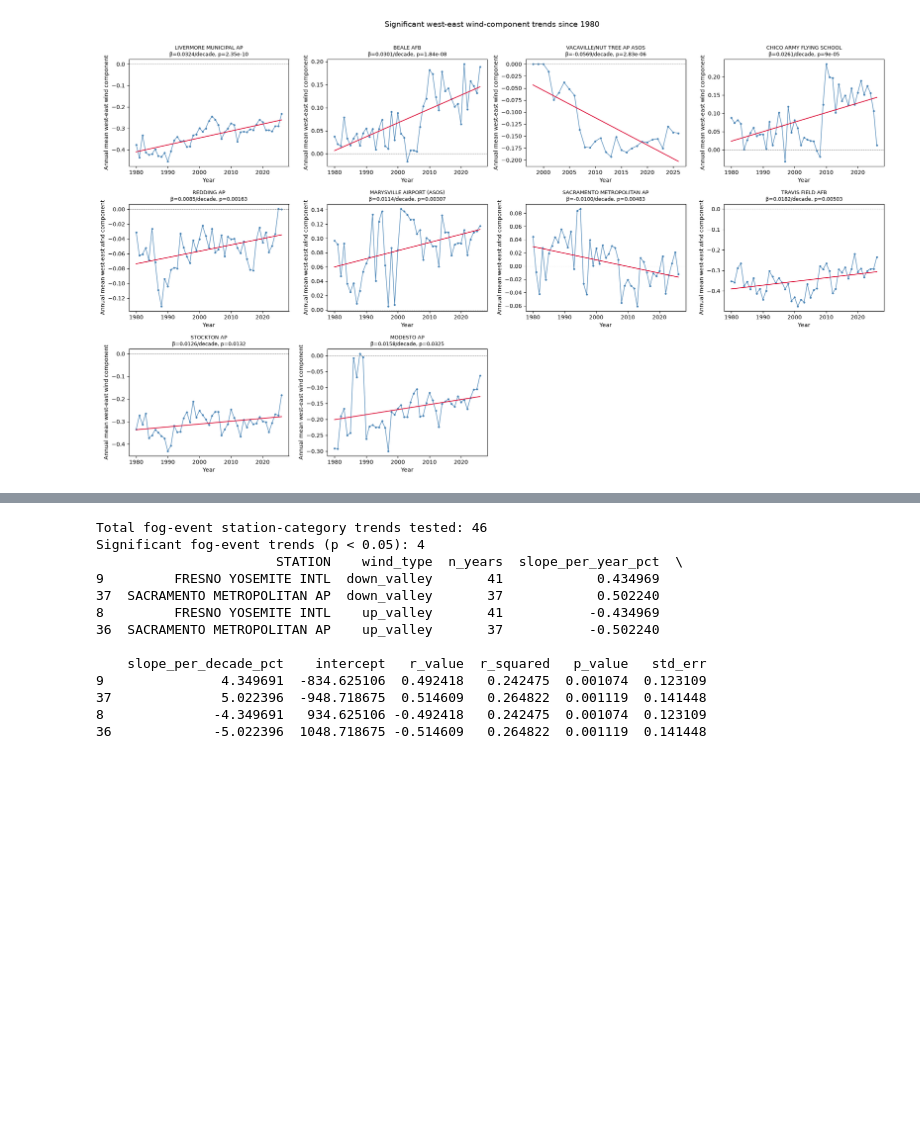
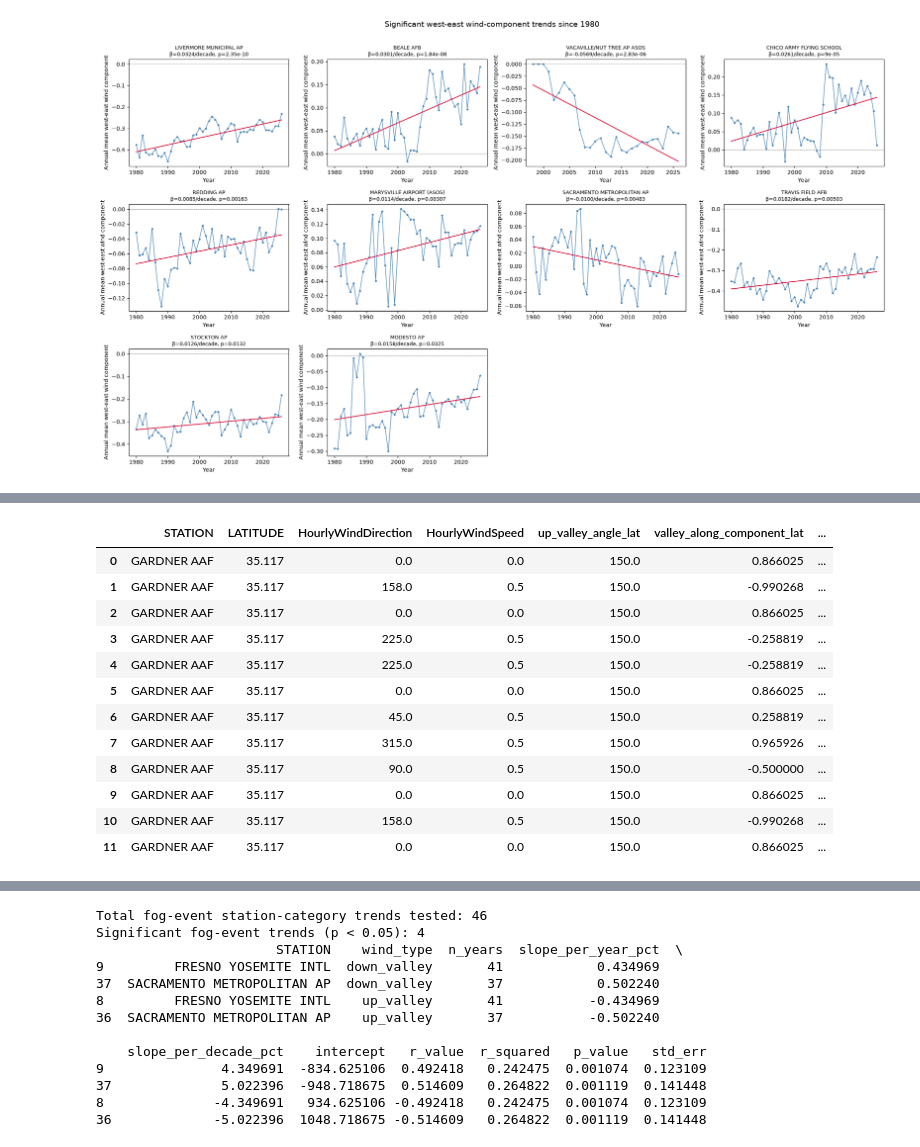
Before and after one commit to audfish/WQ2026, a Jupyter notebook: Fog_wind_analysis.ipynb, the cells around one changed output, grey strips where cells are left out. Saved outputs shown, nothing was run; the diff lists cells and outputs as text; code cells hidden in the pictures; blank space fills up the shorter version.

Commit message:
Corrected to up-valley and cross-valley categories

```diff
--- a/Fog_wind_analysis.ipynb
+++ b/Fog_wind_analysis.ipynb
@@ -626,0 +451,93 @@ Significant trends (p < 0.05): 18
+# %%
+# Redefine valley axes by latitude and classify winds on along-/cross-valley axes
+valley_angle = 330.0  # interpreted as the up-valley flow direction (toward 330°)
+
+
+# Numeric wind fields
+wd = pd.to_numeric(CV_rows["HourlyWindDirection"], errors="coerce")  # "from" direction
+ws = pd.to_numeric(CV_rows["HourlyWindSpeed"], errors="coerce")
+
+# Convert to "to" direction (direction wind blows toward)
+wd_to = (wd + 180.0) % 360.0
+
+# Latitude-dependent up-valley axis:
+#   >= 38°N -> 330°
+#   <  38°N -> 150°
+CV_rows["up_valley_angle_lat"] = np.where(CV_rows["LATITUDE"] >= 38.0, 330.0, 150.0)
+
+# Along-valley alignment (signed, unitless): +up-valley, -down-valley
+delta_along = np.deg2rad(wd_to - CV_rows["up_valley_angle_lat"])
+CV_rows["valley_along_component_lat"] = np.cos(delta_along)
+
+# Cross-valley axis fixed as perpendicular to 330° (i.e., 60°)
+cross_axis_330 = (valley_angle + 90.0) % 360.0
+delta_cross = np.deg2rad(wd_to - cross_axis_330)
+CV_rows["cross_valley_component_330"] = np.cos(delta_cross)
+
+# Optional speed-weighted components
+CV_rows["valley_along_component_lat_ws"] = CV_rows["valley_along_component_lat"] * ws
+CV_rows["cross_valley_component_330_ws"] = CV_rows["cross_valley_component_330"] * ws
+
+# Masks
+missing_mask = wd.isna() | ws.isna()
+calm_mask = wd.eq(0) | ws.eq(0)
+
+# Along-axis classification (latitude-dependent valley axis)
+CV_rows["valley_along_type_lat"] = np.select(
+    [
+        missing_mask,
+        calm_mask,
+        CV_rows["valley_along_component_lat"] > 0,
+        CV_rows["valley_along_component_lat"] < 0,
+    ],
+    ["missing", "calm", "up_valley", "down_valley"],
+    default="neutral"
+)
+
+# Cross-axis classification (perpendicular to 330° axis)
+CV_rows["cross_valley_type_330"] = np.select(
+    [
+        missing_mask,
+        calm_mask,
+        CV_rows["cross_valley_component_330"] > 0,
+        CV_rows["cross_valley_component_330"] < 0,
+    ],
+    ["missing", "calm", "cross_pos", "cross_neg"],
+    default="neutral"
+)
+
+# Combined category on the two axes
+CV_rows["wind_axis_category"] = np.where(
+    missing_mask, "missing",
+    np.where(
+        calm_mask, "calm",
+        CV_rows["valley_along_type_lat"] + "__" + CV_rows["cross_valley_type_330"]
+    )
+)
+
+# Quick check
+display(
+    CV_rows[
+        [
+            "STATION", "LATITUDE", "HourlyWindDirection", "HourlyWindSpeed",
+            "up_valley_angle_lat", "valley_along_component_lat", "cross_valley_component_330",
+            "valley_along_type_lat", "cross_valley_type_330", "wind_axis_category"
+        ]
+    ].head(12)
+)
+
+display(CV_rows["wind_axis_category"].value_counts(dropna=False).head(20))
+# %% [output]
+|  | STATION | LATITUDE | HourlyWindDirection | HourlyWindSpeed | up_valley_angle_lat | valley_along_component_lat | ... |
+| 0 | GARDNER AAF | 35.117 | 0.0 | 0.0 | 150.0 | 0.866025 | ... |
+| 1 | GARDNER AAF | 35.117 | 158.0 | 0.5 | 150.0 | -0.990268 | ... |
+| 2 | GARDNER AAF | 35.117 | 0.0 | 0.0 | 150.0 | 0.866025 | ... |
+| 3 | GARDNER AAF | 35.117 | 225.0 | 0.5 | 150.0 | -0.258819 | ... |
+| 4 | GARDNER AAF | 35.117 | 225.0 | 0.5 | 150.0 | -0.258819 | ... |
+| 5 | GARDNER AAF | 35.117 | 0.0 | 0.0 | 150.0 | 0.866025 | ... |
+| 6 | GARDNER AAF | 35.117 | 45.0 | 0.5 | 150.0 | 0.258819 | ... |
+| 7 | GARDNER AAF | 35.117 | 315.0 | 0.5 | 150.0 | 0.965926 | ... |
+| 8 | GARDNER AAF | 35.117 | 90.0 | 0.5 | 150.0 | -0.500000 | ... |
+| 9 | GARDNER AAF | 35.117 | 0.0 | 0.0 | 150.0 | 0.866025 | ... |
+| 10 | GARDNER AAF | 35.117 | 158.0 | 0.5 | 150.0 | -0.990268 | ... |
+| 11 | GARDNER AAF | 35.117 | 0.0 | 0.0 | 150.0 | 0.866025 | ... |
```
Also changed, not shown: parts of 11 cells of this notebook.
